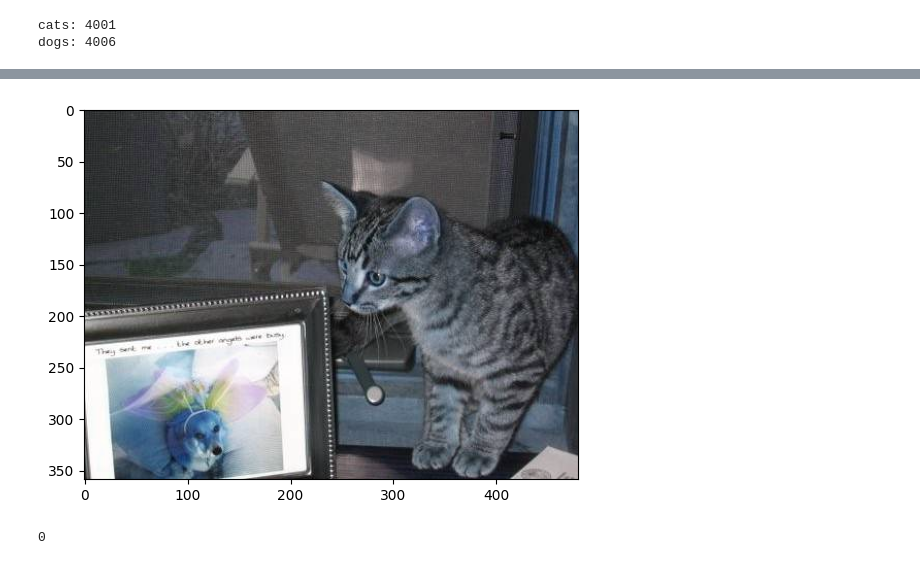
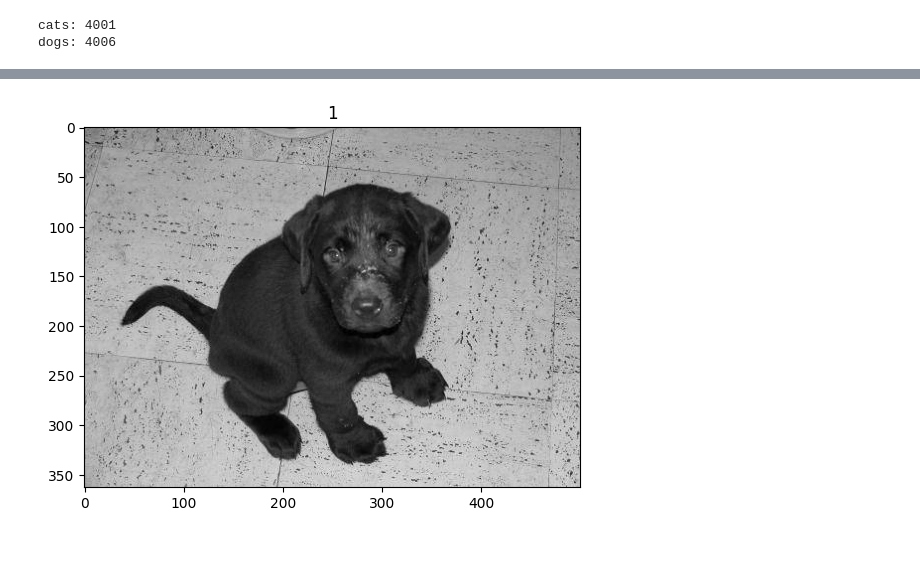
Before and after one commit to MKBD0102/Study, a Jupyter notebook: catanddog.ipynb, the cells around one changed output, grey strips where cells are left out. Drawn from its saved outputs; the diff is of its cells as text; code cells hidden in the pictures.

```diff
--- a/catanddog.ipynb
+++ b/catanddog.ipynb
@@ -30,7 +32,7 @@ for c in class_names:
     class_num = class_names.index(c)
 
     for img in tqdm(os.listdir(class_path)):
-        img_array = cv2.imread(os.path.join(class_path,img))
+        img_array = cv2.imread(os.path.join(class_path,img),cv2.IMREAD_GRAYSCALE)
 
         train_data.append([img_array,class_num])
 # %%
@@ -41,9 +44,6 @@ plt.show()
 # %%
-plt.imshow(train_data[3000][0])
+plt.imshow(train_data[5000][0],cmap='gray')
+plt.title(train_data[5000][1])
 plt.show()
 # %% [output]
-[figure, old version]
+[figure, new version]
-# %%
-train_data[3000][1]
-# %% [output]
-0
```
Also changed, not shown: parts of 2 cells of this notebook.
